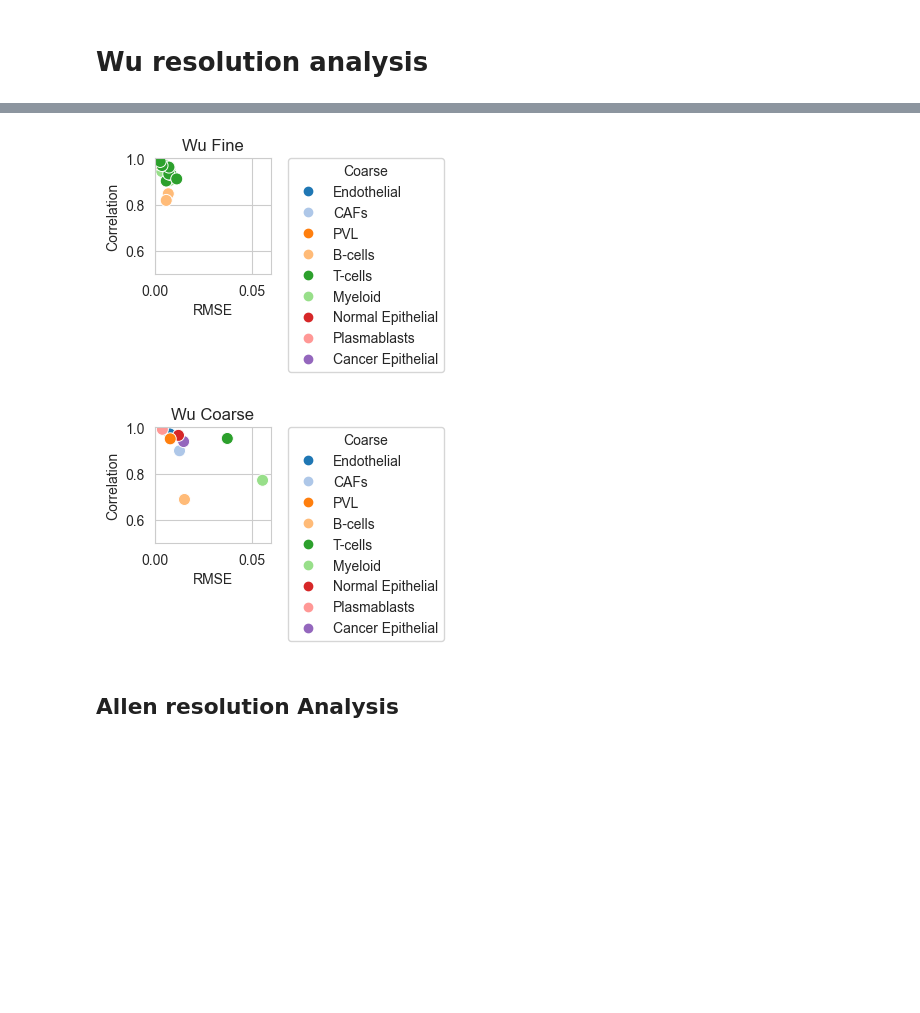
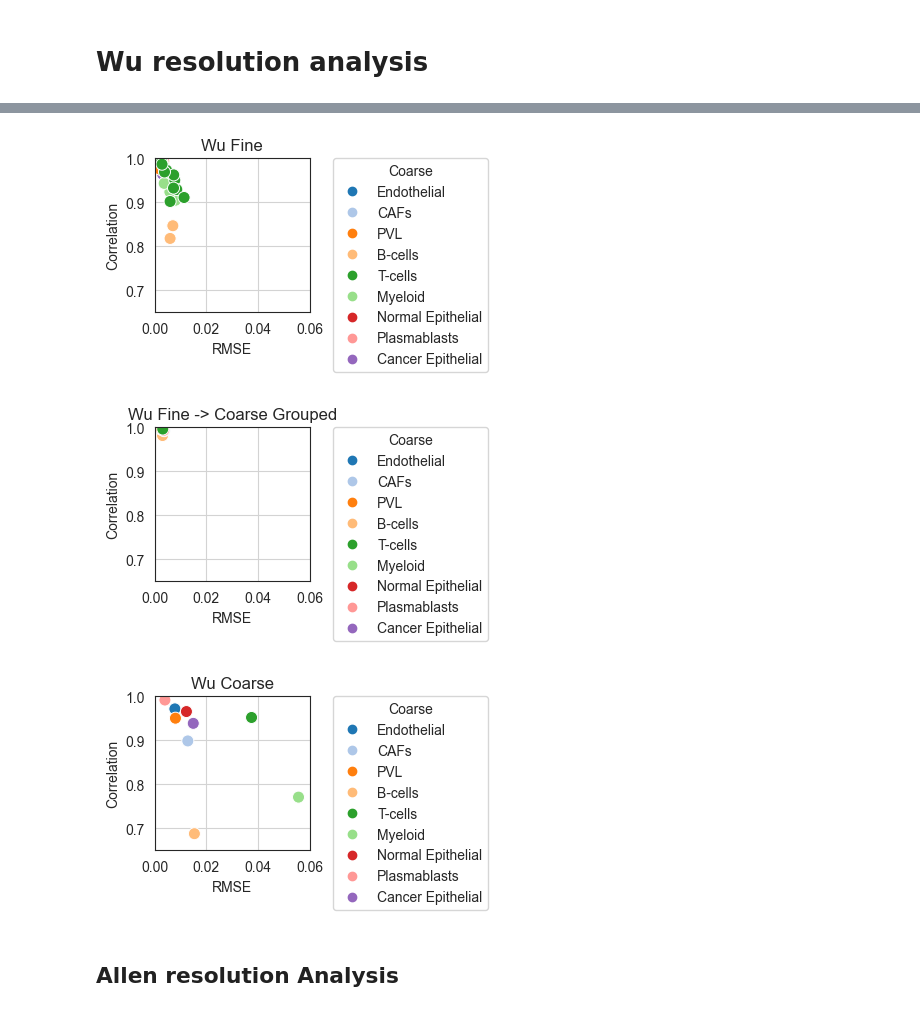
Before and after one commit to ComputationalBiomedicineGroup/rectangle_paper, a Jupyter notebook: notebooks/figure_3.ipynb, the cells around one changed output, grey strips where cells are left out. Cells and saved outputs as stored; diff of their text form; code cells hidden in the pictures; blank space fills up the shorter version.

```diff
--- a/notebooks/figure_3.ipynb
+++ b/notebooks/figure_3.ipynb
@@ -941,10 +1273,16 @@ def wu_coarse_for_label(label):
 
 def build_wu_plot_df(corr_series, rmse_series):
     df = corr_series.to_frame(name='Correlation').join(rmse_series.to_frame(name='RMSE')).reset_index()
-    df = df.rename(columns={'index': 'cell_type'})
+    df = df.rename(columns={df.columns[0]: 'cell_type'})
     df['coarse'] = df['cell_type'].map(wu_coarse_for_label)
     df.loc[df['coarse'].isna(), 'coarse'] = df.loc[df['coarse'].isna(), 'cell_type']
     return df
+
+def build_wu_grouped_coarse_plot_df(corr_series, rmse_series):
+    return build_wu_plot_df(corr_series, rmse_series)
+
+def build_wu_coarse_palette(values):
+    return {c: wu_coarse_color_map.get(c, '#999999') for c in pd.Series(values).dropna().unique()}
 
 def add_wu_coarse_legend(ax, coarse_values):
     handles = [
@@ -960,10 +1298,10 @@ wu_normal_palette = {
     for row in wu_normal_df.itertuples(index=False)
 }
 
-sns.set_style('whitegrid')
-plt.figure(figsize=(1.5, 1.5))
+sns.set_style('white')
+plt.figure(figsize=(2, 2))
 plt.xlim(0, 0.06)
-plt.ylim(0.5, 1)
+plt.ylim(0.65, 1)
 ax = sns.scatterplot(
     data=wu_normal_df,
     x='RMSE',
@@ -973,6 +1311,7 @@ ax = sns.scatterplot(
     palette=wu_normal_palette,
     legend=False,
 )
+ax.grid(which='major', linestyle='-', color='lightgrey')
 plt.title('Wu Normal')
 wu_coarse_order = [c for c in wu_mappings['Coarse'].drop_duplicates() if c in set(wu_normal_df['coarse'])]
 add_wu_coarse_legend(ax, wu_coarse_order)
@@ -983,53 +1322,79 @@ plt.show()
 # %%
 wu_fine_df = build_wu_plot_df(wu_fine_r_cell_avg, wu_fine_rsme_cell_avg)
 wu_fine_palette = {
     row.cell_type: wu_coarse_color_map.get(row.coarse, '#999999')
     for row in wu_fine_df.itertuples(index=False)
 }
 
-sns.set_style('whitegrid')
-plt.figure(figsize=(1.5, 1.5))
+sns.set_style('white')
+plt.figure(figsize=(2,2))
 plt.xlim(0, 0.06)
-plt.ylim(0.5, 1)
+plt.ylim(0.65, 1)
 ax = sns.scatterplot(
     data=wu_fine_df,
     x='RMSE',
     y='Correlation',
     hue='cell_type',
     s=75,
     palette=wu_fine_palette,
     legend=False,
 )
+ax.grid(which='major', linestyle='-', color='lightgrey')
+
 plt.title('Wu Fine')
 wu_coarse_order = [c for c in wu_mappings['Coarse'].drop_duplicates() if c in set(wu_fine_df['coarse'])]
 add_wu_coarse_legend(ax, wu_coarse_order)
 plt.savefig('../figures/3d_scatter_wu_fine.pdf', bbox_inches='tight')
 plt.show()
+
+wu_fine_grouped_coarse_df = build_wu_plot_df(wu_fine_grouped_coarse_r_cell_avg, wu_fine_grouped_coarse_rsme_cell_avg)
+
+sns.set_style('white')
+plt.figure(figsize=(2,2))
+plt.xlim(0, 0.06)
+plt.ylim(0.65, 1)
+ax = sns.scatterplot(
+    data=wu_fine_grouped_coarse_df,
+    x='RMSE',
+    y='Correlation',
+    hue='coarse',
+    s=75,
+    palette=build_wu_coarse_palette(wu_fine_grouped_coarse_df['coarse']),
+    legend=False,
+)
+ax.grid(which='major', linestyle='-', color='lightgrey')
+plt.title('Wu Fine -> Coarse Grouped')
+wu_coarse_order = [c for c in wu_mappings['Coarse'].drop_duplicates() if c in set(wu_fine_grouped_coarse_df['coarse'])]
+add_wu_coarse_legend(ax, wu_coarse_order)
+plt.savefig('../figures/3d_scatter_wu_fine_grouped_coarse.pdf', bbox_inches='tight')
+plt.show()
 # %% [output]
-[figure, old version]
+[figure, new version]
+[figure, added]
 # %%
 wu_coarse_df = build_wu_plot_df(wu_coarse_r_cell_avg, wu_coarse_rsme_cell_avg)
 
-sns.set_style('whitegrid')
-plt.figure(figsize=(1.5, 1.5))
+sns.set_style('white')
+plt.figure(figsize=(2, 2))
 plt.xlim(0, 0.06)
-plt.ylim(0.5, 1)
+plt.ylim(0.65, 1)
 ax = sns.scatterplot(
     data=wu_coarse_df,
     x='RMSE',
     y='Correlation',
     hue='coarse',
     s=75,
-    palette=wu_coarse_color_map,
+    palette=build_wu_coarse_palette(wu_coarse_df['coarse']),
     legend=False,
 )
+ax.grid(which='major', linestyle='-', color='lightgrey')
 plt.title('Wu Coarse')
 wu_coarse_order = [c for c in wu_mappings['Coarse'].drop_duplicates() if c in set(wu_coarse_df['coarse'])]
 add_wu_coarse_legend(ax, wu_coarse_order)
 plt.savefig('../figures/3d_scatter_wu_coarse.pdf', bbox_inches='tight')
 plt.show()
 # %% [output]
-[figure, old version]
+[figure, new version]
 # %% [markdown]
 ## Allen resolution Analysis
 # %%
```
Also changed, not shown: parts of 19 cells of this notebook, 1 other file.
